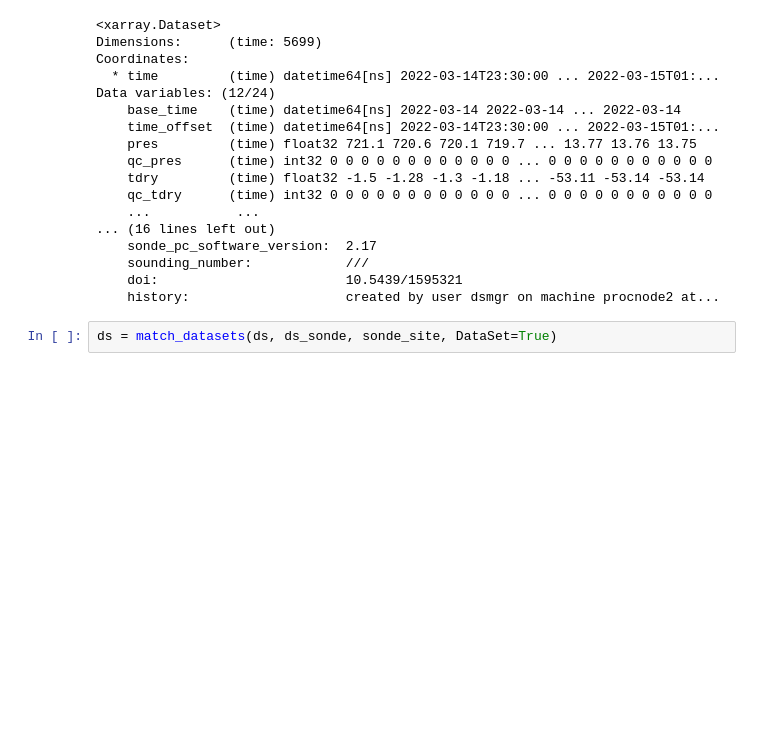
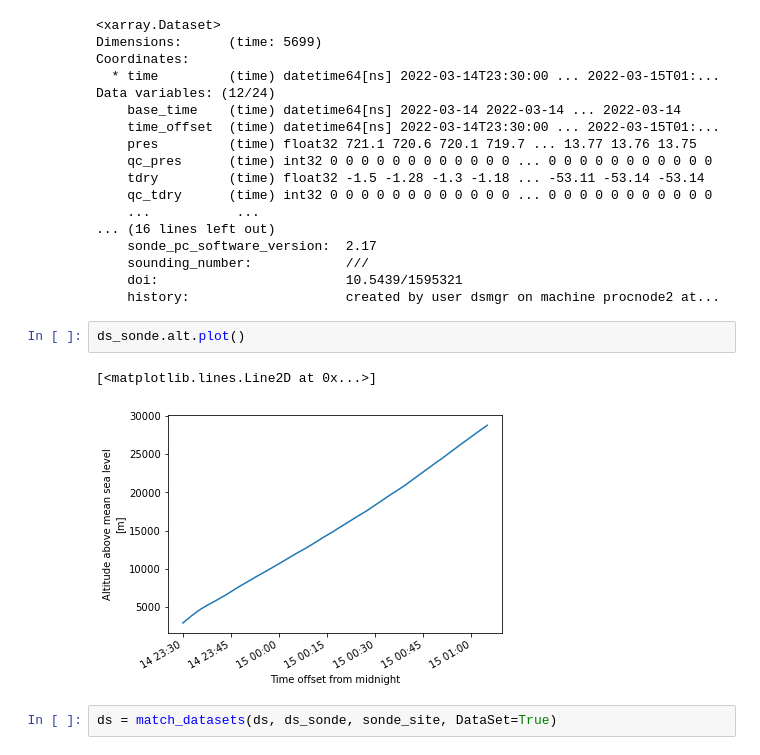
Before and after one commit to mgrover1/sail-xprecip-radar, a Jupyter notebook: notebooks/radar-precip/matched_dataset_march_14_2022.ipynb, the cells around one changed output. Cells and saved outputs as stored; diff of their text form; blank space fills up the shorter version.

```diff
--- a/notebooks/radar-precip/matched_dataset_march_14_2022.ipynb
+++ b/notebooks/radar-precip/matched_dataset_march_14_2022.ipynb
@@ -413,6 +425,11 @@ Data variables: (12/24)
     sounding_number:            ///
     doi:                        10.5439/1595321
     history:                    created by user dsmgr on machine procnode2 at...
+# %%
+ds_sonde.alt.plot()
+# %% [output]
+[<matplotlib.lines.Line2D at 0x...>]
+[figure, added]
 # %%
 ds = match_datasets(ds, ds_sonde, sonde_site, DataSet=True)
 # %%
```
Also changed, not shown: parts of 26 cells of this notebook.
